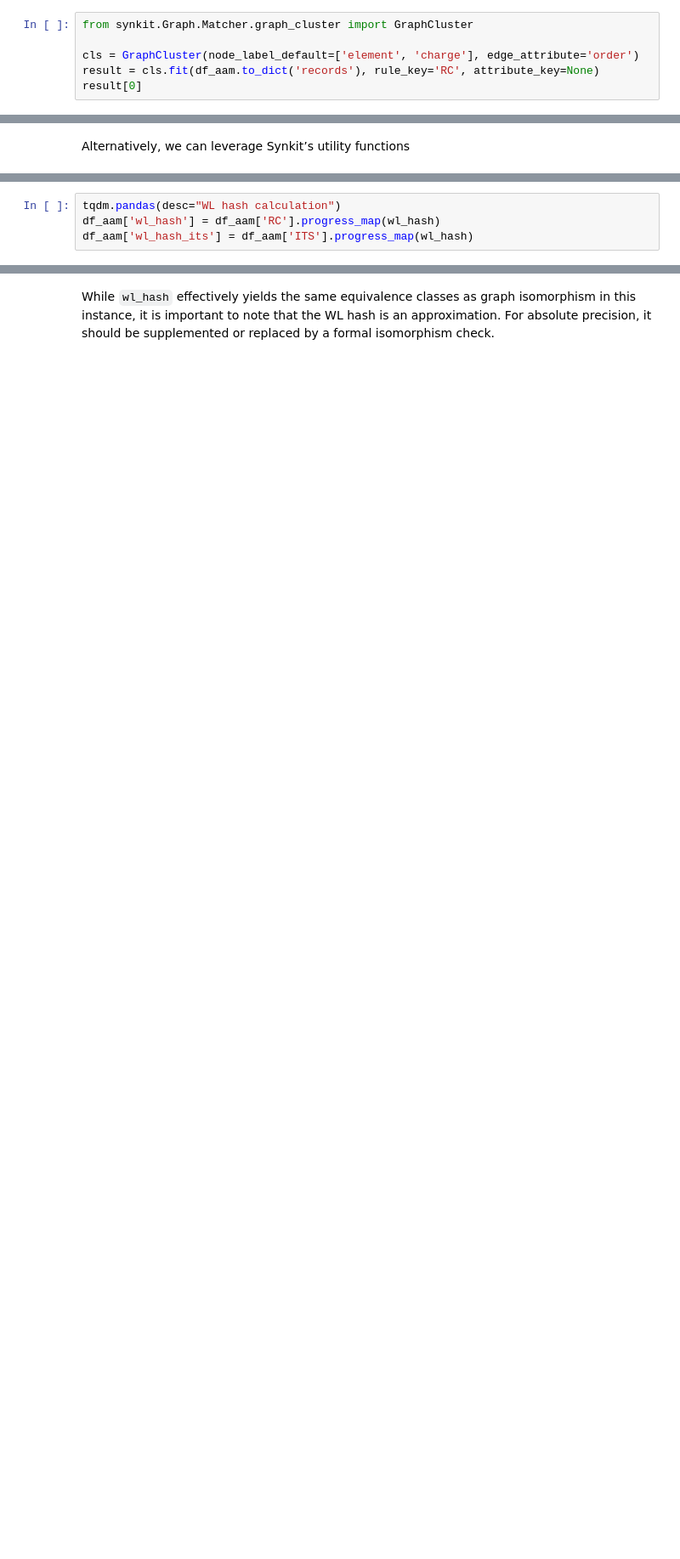
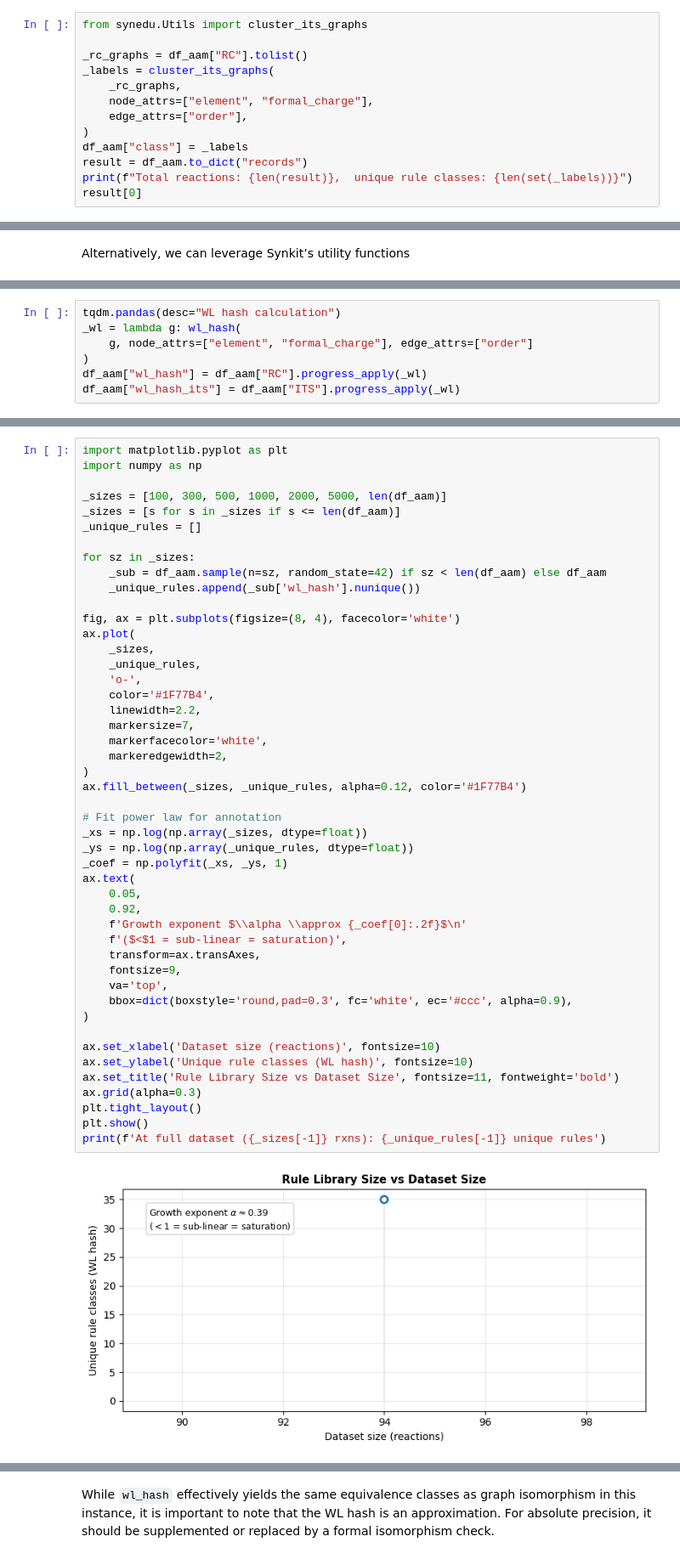
Before and after one commit to TieuLongPhan/SynEdu, a Jupyter notebook: synedu/S07/notebook.ipynb, the cells around one changed output, grey strips where cells are left out. Shown at 85% size. Saved outputs shown, nothing was run; the diff lists cells and outputs as text; blank space fills up the shorter version.

```diff
--- a/synedu/S07/notebook.ipynb
+++ b/synedu/S07/notebook.ipynb
@@ -341,9 +452,16 @@ $$
 # %% [markdown]
 In SynKit, this algorithm is implemented in `GraphCluster`
 # %%
-from synkit.Graph.Matcher.graph_cluster import GraphCluster
+from synedu.Utils import cluster_its_graphs
 
-cls = GraphCluster(node_label_default=['element', 'charge'], edge_attribute='order')
-result = cls.fit(df_aam.to_dict('records'), rule_key='RC', attribute_key=None)
+_rc_graphs = df_aam["RC"].tolist()
+_labels = cluster_its_graphs(
+    _rc_graphs,
+    node_attrs=["element", "formal_charge"],
+    edge_attrs=["order"],
+)
+df_aam["class"] = _labels
+result = df_aam.to_dict("records")
+print(f"Total reactions: {len(result)},  unique rule classes: {len(set(_labels))}")
 result[0]
 # %% [output]
@@ -495,7 +872,10 @@ def wl_hash(
 # %%
 tqdm.pandas(desc="WL hash calculation")
-df_aam['wl_hash'] = df_aam['RC'].progress_map(wl_hash)
-df_aam['wl_hash_its'] = df_aam['ITS'].progress_map(wl_hash)
+_wl = lambda g: wl_hash(
+    g, node_attrs=["element", "formal_charge"], edge_attrs=["order"]
+)
+df_aam["wl_hash"] = df_aam["RC"].progress_apply(_wl)
+df_aam["wl_hash_its"] = df_aam["ITS"].progress_apply(_wl)
 # %%
 df_aam['wl_hash'].value_counts()
 # %% [output]
@@ -514,0 +899,49 @@ Name: count, Length: 212, dtype: int64
+# %%
+import matplotlib.pyplot as plt
+import numpy as np
+
+_sizes = [100, 300, 500, 1000, 2000, 5000, len(df_aam)]
+_sizes = [s for s in _sizes if s <= len(df_aam)]
+_unique_rules = []
+
+for sz in _sizes:
+    _sub = df_aam.sample(n=sz, random_state=42) if sz < len(df_aam) else df_aam
+    _unique_rules.append(_sub['wl_hash'].nunique())
+
+fig, ax = plt.subplots(figsize=(8, 4), facecolor='white')
+ax.plot(
+    _sizes,
+    _unique_rules,
+    'o-',
+    color='#1F77B4',
+    linewidth=2.2,
+    markersize=7,
+    markerfacecolor='white',
+    markeredgewidth=2,
+)
+ax.fill_between(_sizes, _unique_rules, alpha=0.12, color='#1F77B4')
+
+# Fit power law for annotation
+_xs = np.log(np.array(_sizes, dtype=float))
+_ys = np.log(np.array(_unique_rules, dtype=float))
+_coef = np.polyfit(_xs, _ys, 1)
+ax.text(
+    0.05,
+    0.92,
+    f'Growth exponent $\\alpha \\approx {_coef[0]:.2f}$\n'
+    f'($<$1 = sub-linear = saturation)',
+    transform=ax.transAxes,
+    fontsize=9,
+    va='top',
+    bbox=dict(boxstyle='round,pad=0.3', fc='white', ec='#ccc', alpha=0.9),
+)
+
+ax.set_xlabel('Dataset size (reactions)', fontsize=10)
+ax.set_ylabel('Unique rule classes (WL hash)', fontsize=10)
+ax.set_title('Rule Library Size vs Dataset Size', fontsize=11, fontweight='bold')
+ax.grid(alpha=0.3)
+plt.tight_layout()
+plt.show()
+print(f'At full dataset ({_sizes[-1]} rxns): {_unique_rules[-1]} unique rules')
+# %% [output]
+[figure, added]
```
Also changed, not shown: parts of 53 cells of this notebook, 53 other files.
